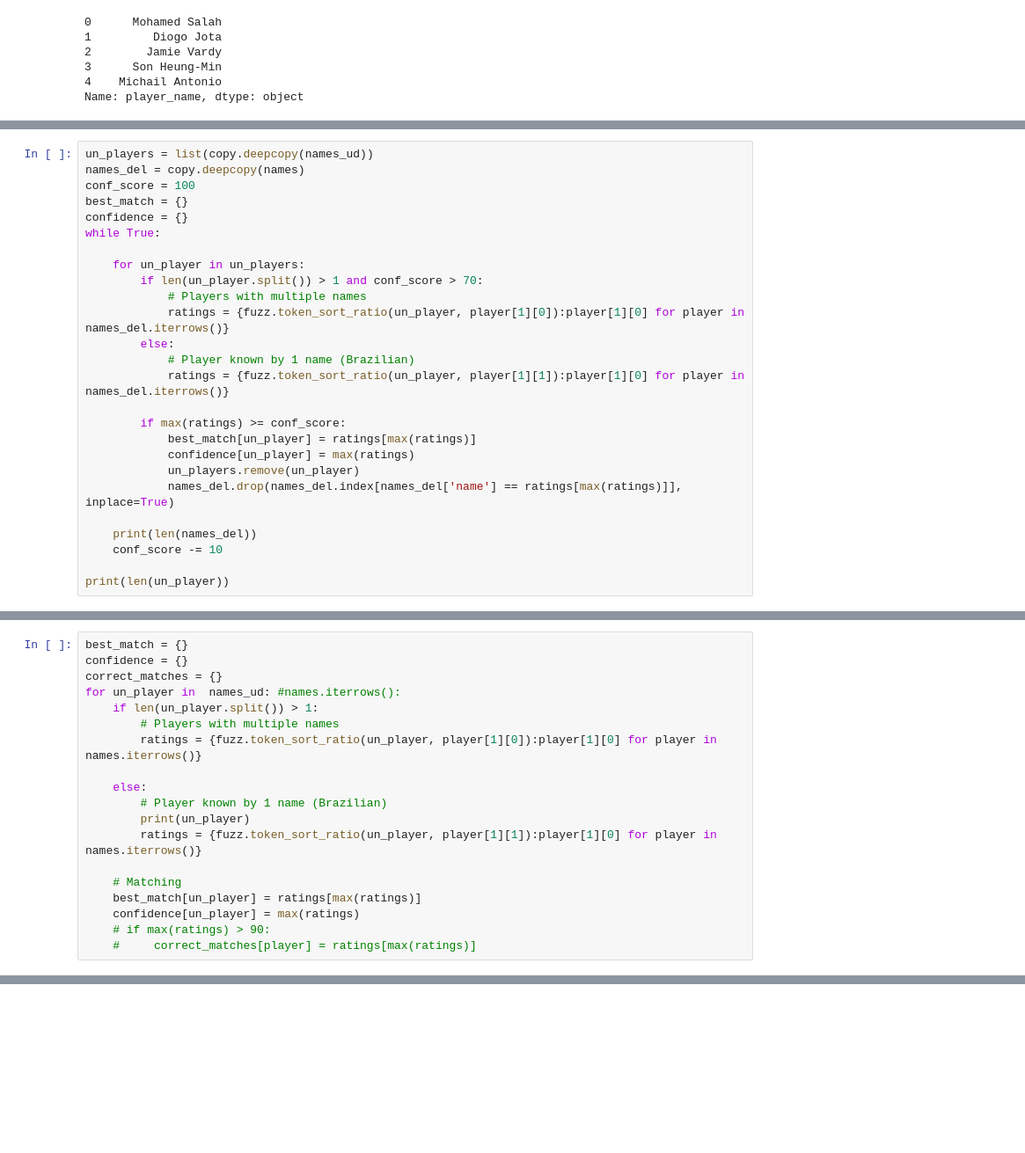
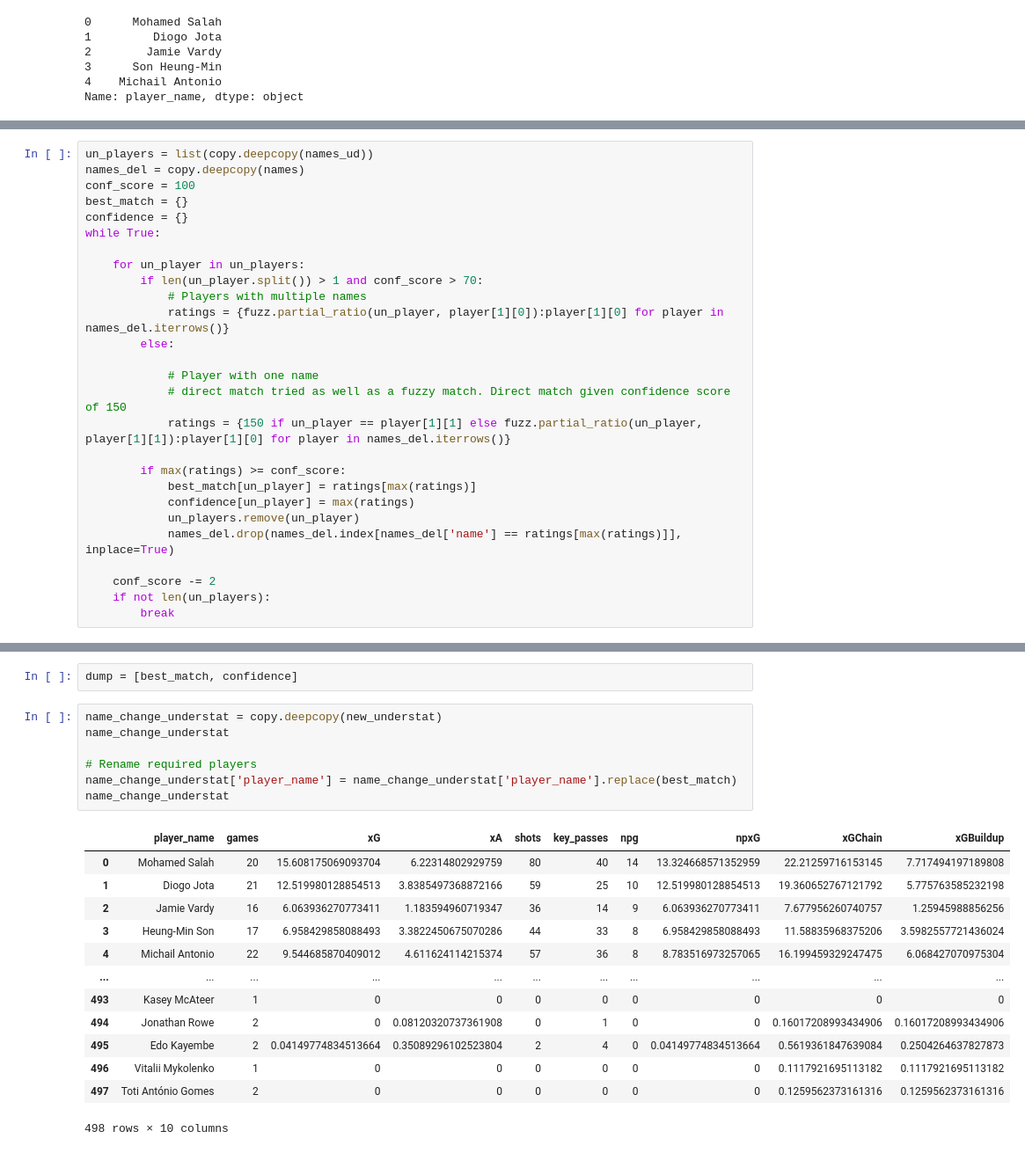
Before and after one commit to ap00la/fantasy_pl, a Jupyter notebook: join_data.ipynb, the cells around one changed output, grey strips where cells are left out. Shown at 88% size. Cells and saved outputs as stored; diff of their text form; blank space fills up the shorter version.

```diff
--- a/join_data.ipynb
+++ b/join_data.ipynb
@@ -184,10 +117,12 @@ while True:
     for un_player in un_players:
         if len(un_player.split()) > 1 and conf_score > 70:
             # Players with multiple names
-            ratings = {fuzz.token_sort_ratio(un_player, player[1][0]):player[1][0] for player in names_del.iterrows()}
+            ratings = {fuzz.partial_ratio(un_player, player[1][0]):player[1][0] for player in names_del.iterrows()}
         else:
-            # Player known by 1 name (Brazilian)
-            ratings = {fuzz.token_sort_ratio(un_player, player[1][1]):player[1][0] for player in names_del.iterrows()}
+
+            # Player with one name
+            # direct match tried as well as a fuzzy match. Direct match given confidence score of 150
+            ratings = {150 if un_player == player[1][1] else fuzz.partial_ratio(un_player, player[1][1]):player[1][0] for player in names_del.iterrows()}
 
         if max(ratings) >= conf_score:
             best_match[un_player] = ratings[max(ratings)]
@@ -195,7 +130,6 @@ while True:
             un_players.remove(un_player)
             names_del.drop(names_del.index[names_del['name'] == ratings[max(ratings)]], inplace=True)
 
-    print(len(names_del))
-    conf_score -= 10
-
-print(len(un_player))
+    conf_score -= 2
+    if not len(un_players):
+        break
@@ -254,19 +135,0 @@ confidence
-# %%
-best_match = {}
-confidence = {}
-correct_matches = {}
-for un_player in  names_ud: #names.iterrows():
-    if len(un_player.split()) > 1:
-        # Players with multiple names
-        ratings = {fuzz.token_sort_ratio(un_player, player[1][0]):player[1][0] for player in names.iterrows()}
-
-    else:
-        # Player known by 1 name (Brazilian)
-        print(un_player)
-        ratings = {fuzz.token_sort_ratio(un_player, player[1][1]):player[1][0] for player in names.iterrows()}
-
-    # Matching
-    best_match[un_player] = ratings[max(ratings)]
-    confidence[un_player] = max(ratings)
-    # if max(ratings) > 90:
-    #     correct_matches[player] = ratings[max(ratings)]
@@ -380,0 +136,23 @@ Name: short_name, Length: 698, dtype: bool
+# %%
+dump = [best_match, confidence]
+# %%
+name_change_understat = copy.deepcopy(new_understat)
+name_change_understat
+
+# Rename required players
+name_change_understat['player_name'] = name_change_understat['player_name'].replace(best_match)
+name_change_understat
+# %% [output]
+|  | player_name | games | xG | xA | shots | key_passes | npg | npxG | xGChain | xGBuildup |
+| 0 | Mohamed Salah | 20 | 15.608175069093704 | 6.22314802929759 | 80 | 40 | 14 | 13.324668571352959 | 22.21259716153145 | 7.717494197189808 |
+| 1 | Diogo Jota | 21 | 12.519980128854513 | 3.8385497368872166 | 59 | 25 | 10 | 12.519980128854513 | 19.360652767121792 | 5.775763585232198 |
+| 2 | Jamie Vardy | 16 | 6.063936270773411 | 1.183594960719347 | 36 | 14 | 9 | 6.063936270773411 | 7.677956260740757 | 1.25945988856256 |
+| 3 | Heung-Min Son | 17 | 6.958429858088493 | 3.3822450675070286 | 44 | 33 | 8 | 6.958429858088493 | 11.58835968375206 | 3.5982557721436024 |
+| 4 | Michail Antonio | 22 | 9.544685870409012 | 4.611624114215374 | 57 | 36 | 8 | 8.783516973257065 | 16.199459329247475 | 6.068427070975304 |
+| ... | ... | ... | ... | ... | ... | ... | ... | ... | ... | ... |
+| 493 | Kasey McAteer | 1 | 0 | 0 | 0 | 0 | 0 | 0 | 0 | 0 |
+| 494 | Jonathan Rowe | 2 | 0 | 0.08120320737361908 | 0 | 1 | 0 | 0 | 0.16017208993434906 | 0.16017208993434906 |
+| 495 | Edo Kayembe | 2 | 0.04149774834513664 | 0.35089296102523804 | 2 | 4 | 0 | 0.04149774834513664 | 0.5619361847639084 | 0.2504264637827873 |
+| 496 | Vitalii Mykolenko | 1 | 0 | 0 | 0 | 0 | 0 | 0 | 0.1117921695113182 | 0.1117921695113182 |
+| 497 | Toti António Gomes | 2 | 0 | 0 | 0 | 0 | 0 | 0 | 0.1259562373161316 | 0.1259562373161316 |
+498 rows × 10 columns
```
Also changed, not shown: parts of 24 cells of this notebook, 1 other file.
